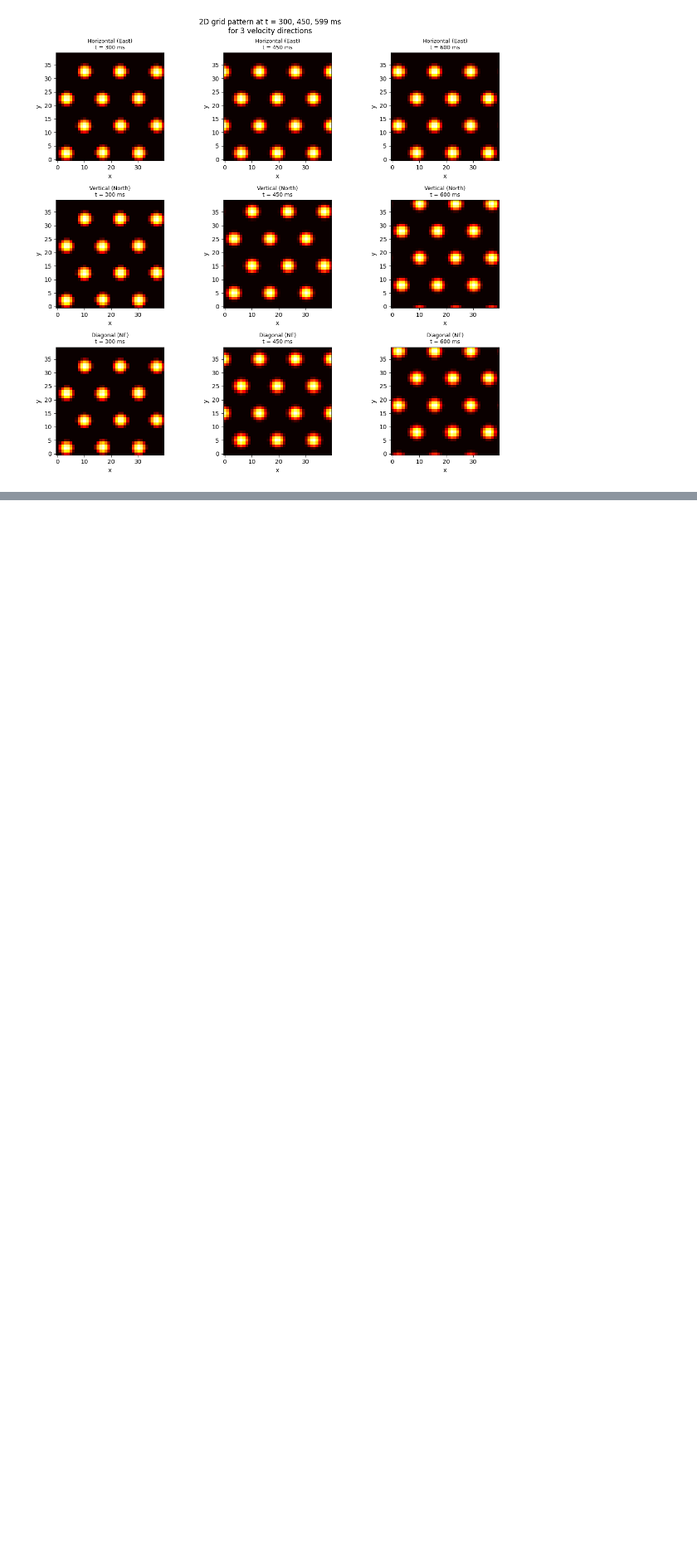
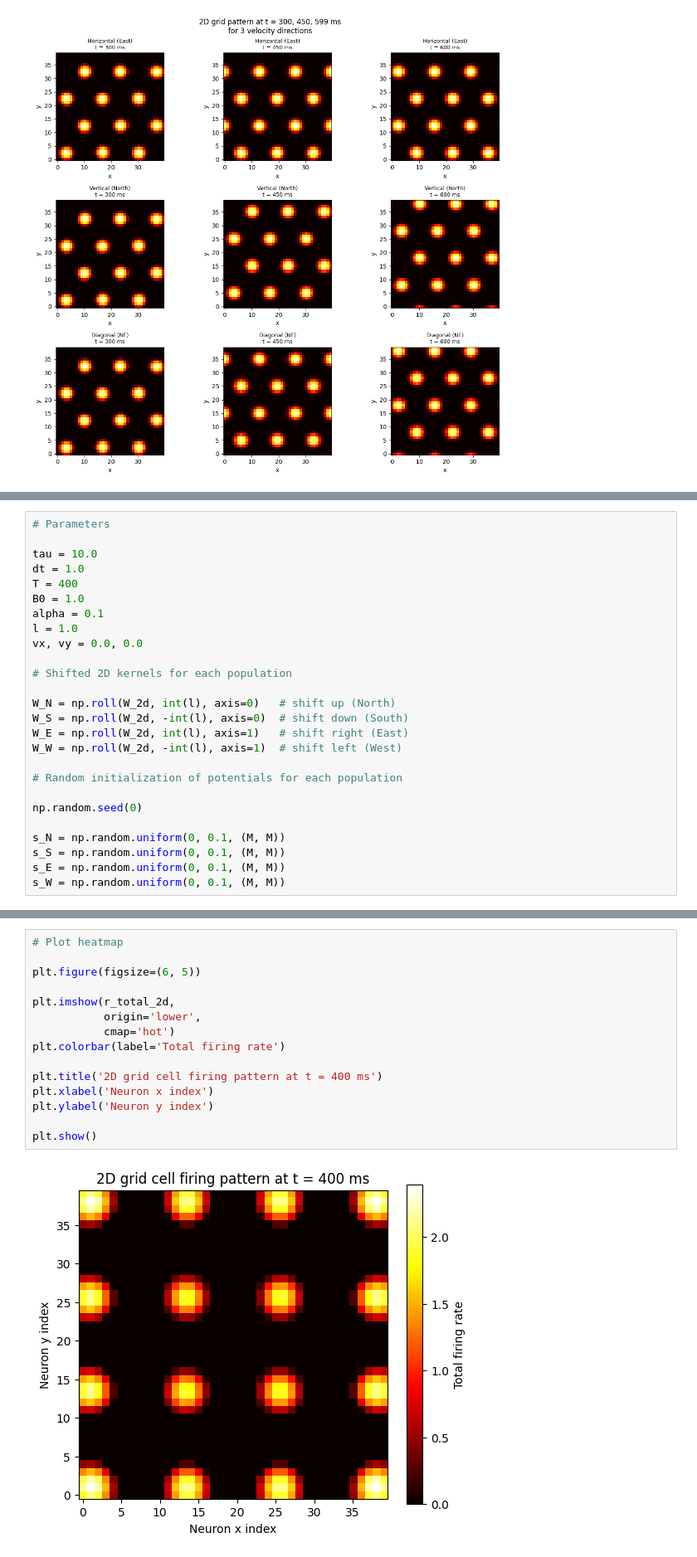
Before and after one commit to maelle-cvd/Neuronal-Dynamics, a Jupyter notebook: MP2.ipynb, the cells around one changed output, grey strips where cells are left out. Shown at 83% size. Drawn from its saved outputs; the diff is of its cells as text; blank space fills up the shorter version.

```diff
--- a/MP2.ipynb
+++ b/MP2.ipynb
@@ -676,0 +683,26 @@ plt.show()
+# %%
+# Parameters
+
+tau = 10.0
+dt = 1.0
+T = 400
+B0 = 1.0
+alpha = 0.1
+l = 1.0
+vx, vy = 0.0, 0.0
+
+# Shifted 2D kernels for each population
+
+W_N = np.roll(W_2d, int(l), axis=0)   # shift up (North)
+W_S = np.roll(W_2d, -int(l), axis=0)  # shift down (South)
+W_E = np.roll(W_2d, int(l), axis=1)   # shift right (East)
+W_W = np.roll(W_2d, -int(l), axis=1)  # shift left (West)
+
+# Random initialization of potentials for each population
+
+np.random.seed(0)
+
+s_N = np.random.uniform(0, 0.1, (M, M))
+s_S = np.random.uniform(0, 0.1, (M, M))
+s_E = np.random.uniform(0, 0.1, (M, M))
+s_W = np.random.uniform(0, 0.1, (M, M))
@@ -676,0 +744,17 @@ plt.show()
+# %%
+# Plot heatmap
+
+plt.figure(figsize=(6, 5))
+
+plt.imshow(r_total_2d,
+           origin='lower',
+           cmap='hot')
+plt.colorbar(label='Total firing rate')
+
+plt.title('2D grid cell firing pattern at t = 400 ms')
+plt.xlabel('Neuron x index')
+plt.ylabel('Neuron y index')
+
+plt.show()
+# %% [output]
+[figure, added]
```
Also changed, not shown: parts of 13 cells of this notebook.
